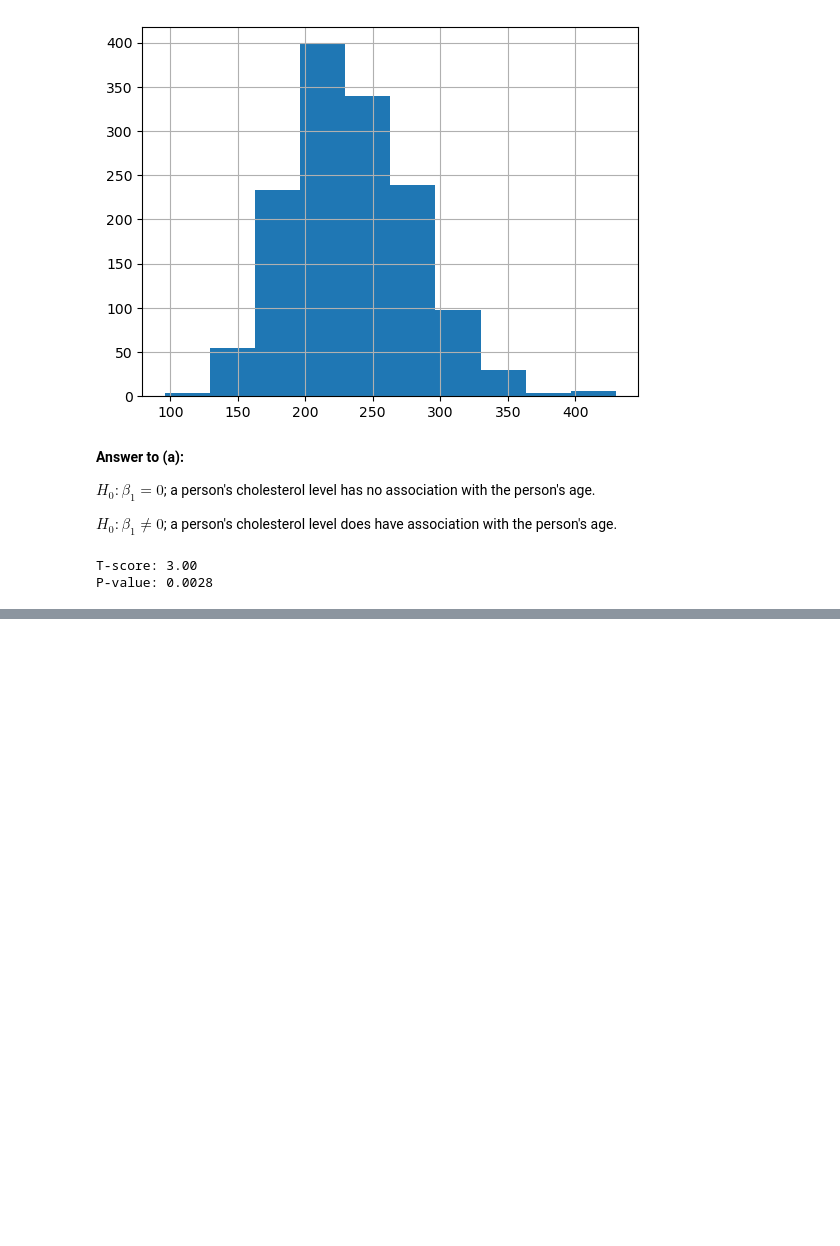
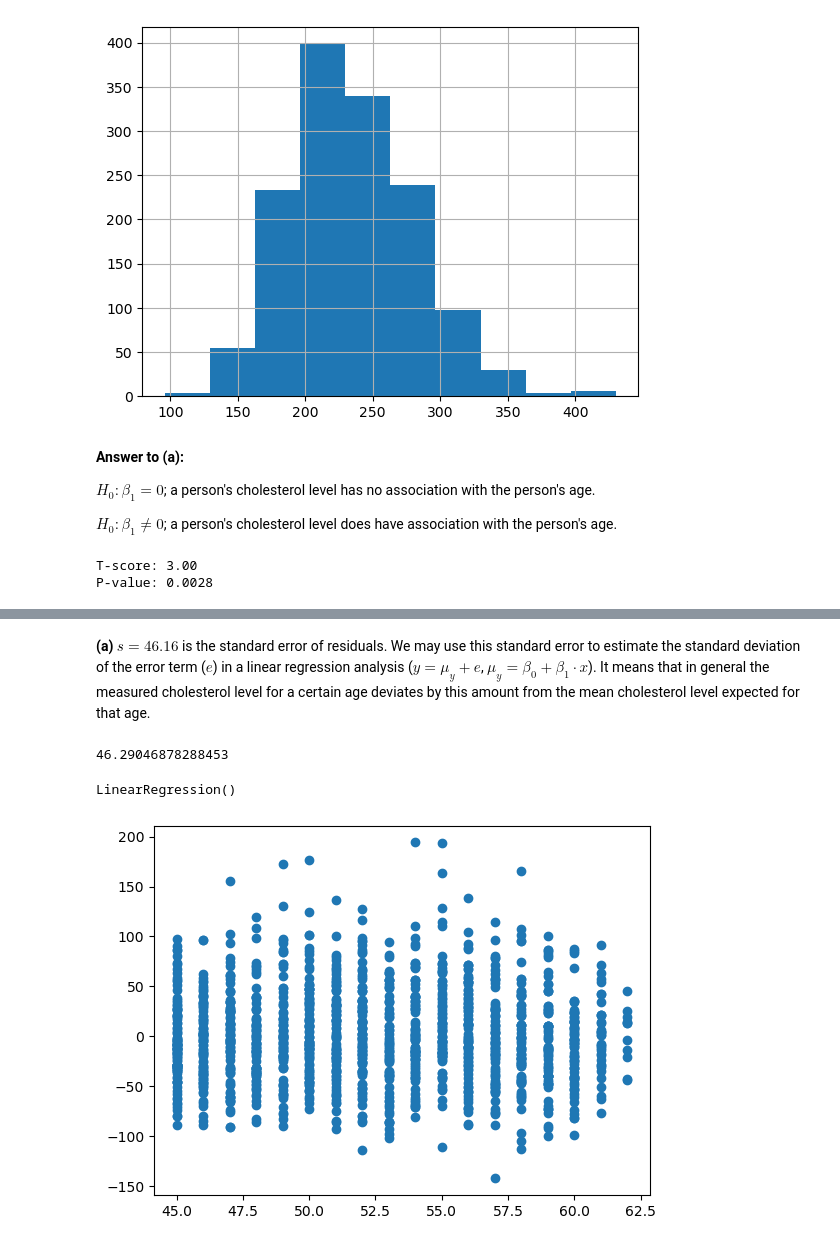
Before and after one commit to StephenDSNYC/IS5, a Jupyter notebook: exercise/ch20/ch20_cholesterol.ipynb, the cells around one changed output, grey strips where cells are left out. Cells and saved outputs as stored; diff of their text form; code cells hidden in the pictures; blank space fills up the shorter version.

```diff
--- a/exercise/ch20/ch20_cholesterol.ipynb
+++ b/exercise/ch20/ch20_cholesterol.ipynb
@@ -60,0 +85,19 @@ We tested the hypothesis, and we have the t-score with 3 standard errors. Such s
+# %% [markdown]
+**(a)** $s=46.16$ is the standard error of residuals.  We may use this standard error to estimate the standard deviation of the error term ($e$) in a linear regression analysis ($y = \mu_y + e$, $\mu_y = \beta_0 + \beta_1 \cdot x$).   It means that in general the measured cholesterol level for a certain age deviates by this amount from the mean cholesterol level expected for that age.
+# %%
+cholesterol.std()
+# %% [output]
+46.29046878288453
+# %%
+age = np.array(age).reshape(-1, 1)
+linmod.fit(age, cholesterol)
+# %% [output]
+LinearRegression()
+# %%
+cholesterol_hat = linmod.predict(age)
+# %%
+residuals = cholesterol - cholesterol_hat
+# %%
+plt.scatter(age, residuals);
+# %% [output]
+[figure, added]
```
Also changed, not shown: parts of 9 cells of this notebook, 1 other file.
